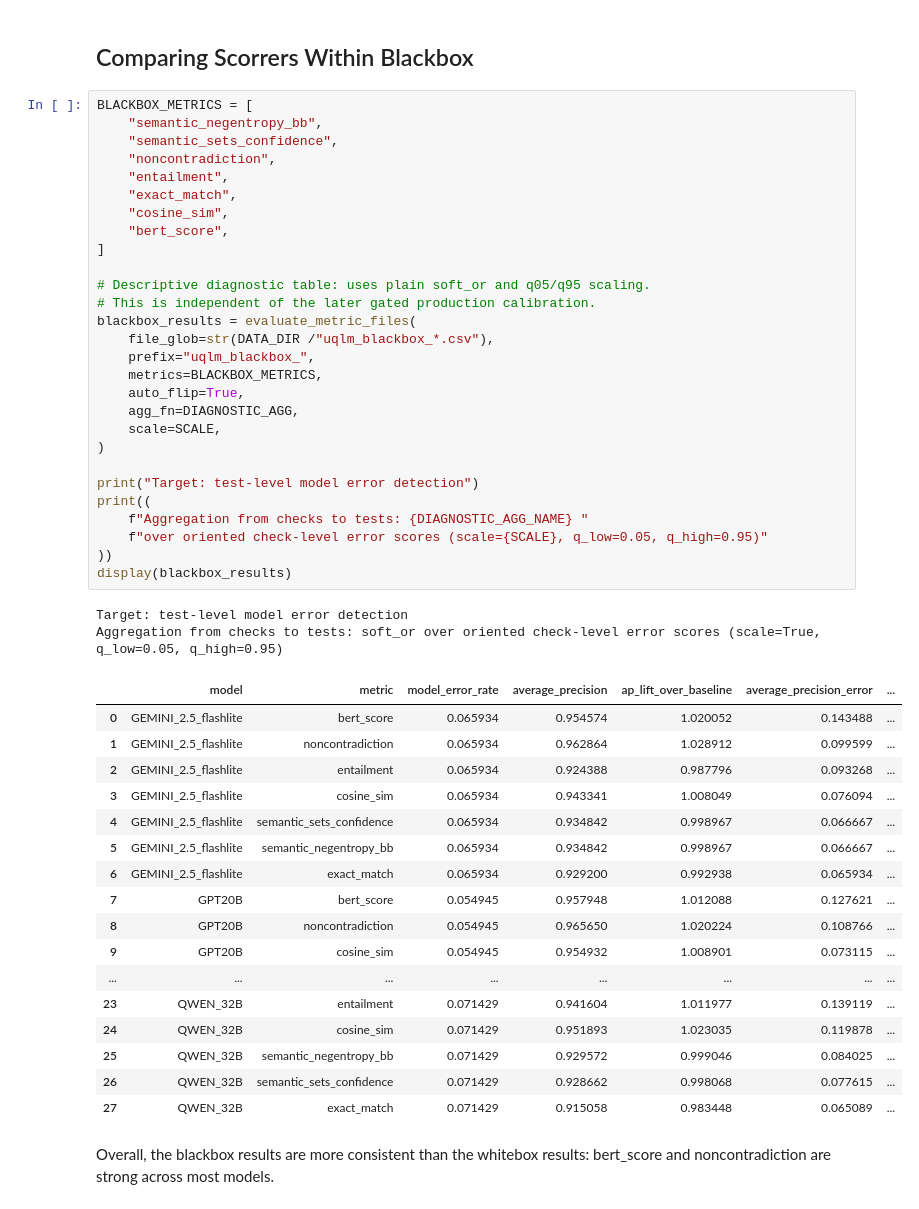
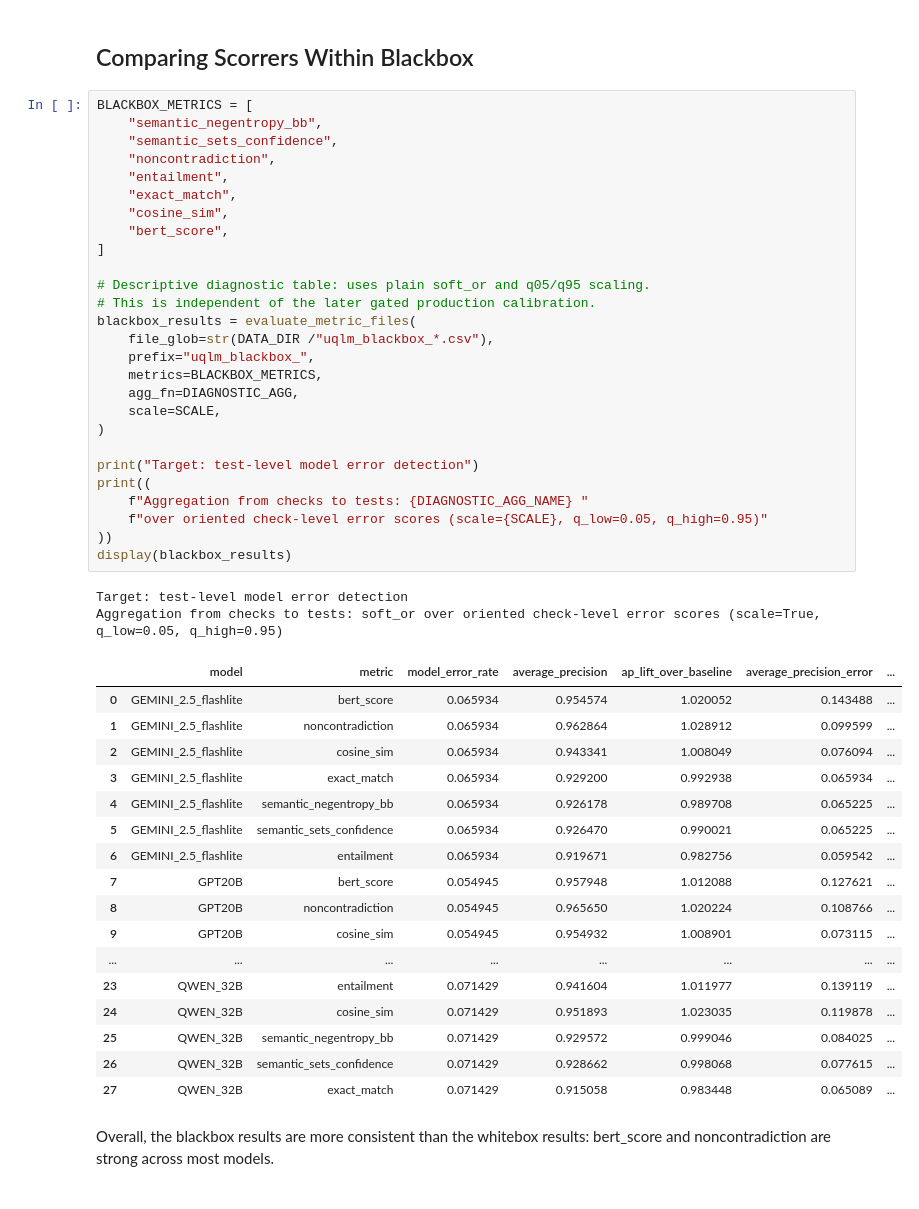
Before and after one commit to f3reshteh/uncertainty-estimation, a Jupyter notebook: evaluation/calibration.ipynb, the cells around one changed output. Drawn from its saved outputs; the diff is of its cells as text.

```diff
--- a/evaluation/calibration.ipynb
+++ b/evaluation/calibration.ipynb
@@ -583,39 +543,38 @@ BLACKBOX_METRICS = [
     "semantic_sets_confidence",
     "noncontradiction",
     "entailment",
     "exact_match",
     "cosine_sim",
     "bert_score",
 ]
 
 # Descriptive diagnostic table: uses plain soft_or and q05/q95 scaling.
 # This is independent of the later gated production calibration.
 blackbox_results = evaluate_metric_files(
     file_glob=str(DATA_DIR /"uqlm_blackbox_*.csv"),
     prefix="uqlm_blackbox_",
     metrics=BLACKBOX_METRICS,
-    auto_flip=True,
     agg_fn=DIAGNOSTIC_AGG,
     scale=SCALE,
 )
 
 print("Target: test-level model error detection")
 print((
     f"Aggregation from checks to tests: {DIAGNOSTIC_AGG_NAME} "
     f"over oriented check-level error scores (scale={SCALE}, q_low=0.05, q_high=0.95)"
 ))
 display(blackbox_results)
 # %% [output]
 Target: test-level model error detection
 Aggregation from checks to tests: soft_or over oriented check-level error scores (scale=True, q_low=0.05, q_high=0.95)
 |  | model | metric | model_error_rate | average_precision | ap_lift_over_baseline | average_precision_error | ... |
 | 0 | GEMINI_2.5_flashlite | bert_score | 0.065934 | 0.954574 | 1.020052 | 0.143488 | ... |
 | 1 | GEMINI_2.5_flashlite | noncontradiction | 0.065934 | 0.962864 | 1.028912 | 0.099599 | ... |
-| 2 | GEMINI_2.5_flashlite | entailment | 0.065934 | 0.924388 | 0.987796 | 0.093268 | ... |
-| 3 | GEMINI_2.5_flashlite | cosine_sim | 0.065934 | 0.943341 | 1.008049 | 0.076094 | ... |
-| 4 | GEMINI_2.5_flashlite | semantic_sets_confidence | 0.065934 | 0.934842 | 0.998967 | 0.066667 | ... |
-| 5 | GEMINI_2.5_flashlite | semantic_negentropy_bb | 0.065934 | 0.934842 | 0.998967 | 0.066667 | ... |
-| 6 | GEMINI_2.5_flashlite | exact_match | 0.065934 | 0.929200 | 0.992938 | 0.065934 | ... |
+| 2 | GEMINI_2.5_flashlite | cosine_sim | 0.065934 | 0.943341 | 1.008049 | 0.076094 | ... |
+| 3 | GEMINI_2.5_flashlite | exact_match | 0.065934 | 0.929200 | 0.992938 | 0.065934 | ... |
+| 4 | GEMINI_2.5_flashlite | semantic_negentropy_bb | 0.065934 | 0.926178 | 0.989708 | 0.065225 | ... |
+| 5 | GEMINI_2.5_flashlite | semantic_sets_confidence | 0.065934 | 0.926470 | 0.990021 | 0.065225 | ... |
+| 6 | GEMINI_2.5_flashlite | entailment | 0.065934 | 0.919671 | 0.982756 | 0.059542 | ... |
 | 7 | GPT20B | bert_score | 0.054945 | 0.957948 | 1.012088 | 0.127621 | ... |
 | 8 | GPT20B | noncontradiction | 0.054945 | 0.965650 | 1.020224 | 0.108766 | ... |
 | 9 | GPT20B | cosine_sim | 0.054945 | 0.954932 | 1.008901 | 0.073115 | ... |
```
Also changed, not shown: parts of 5 cells of this notebook, 2 other files.
